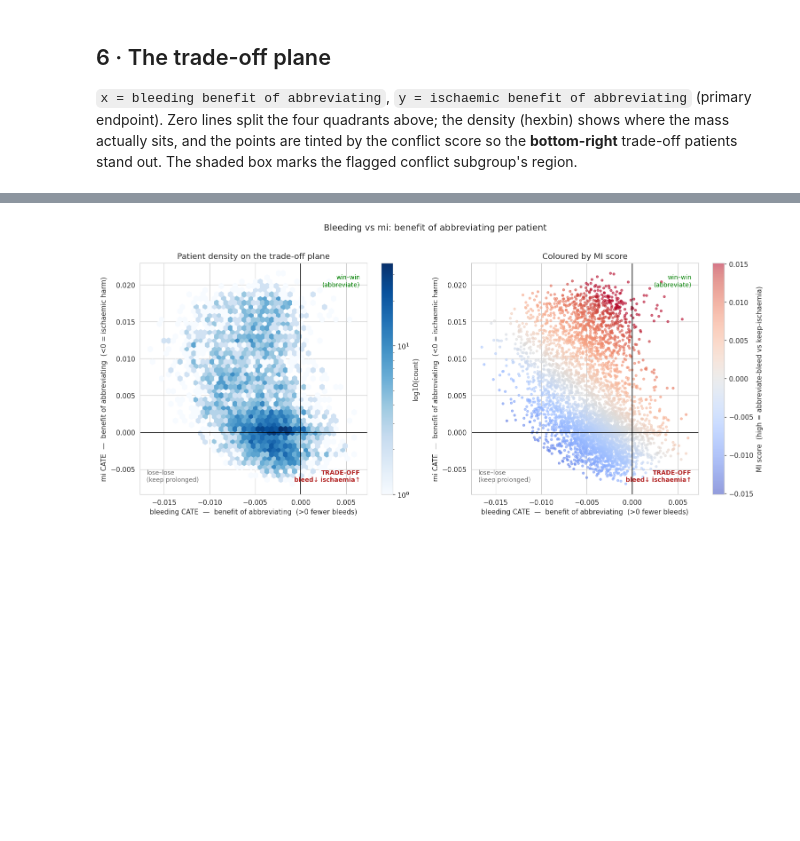
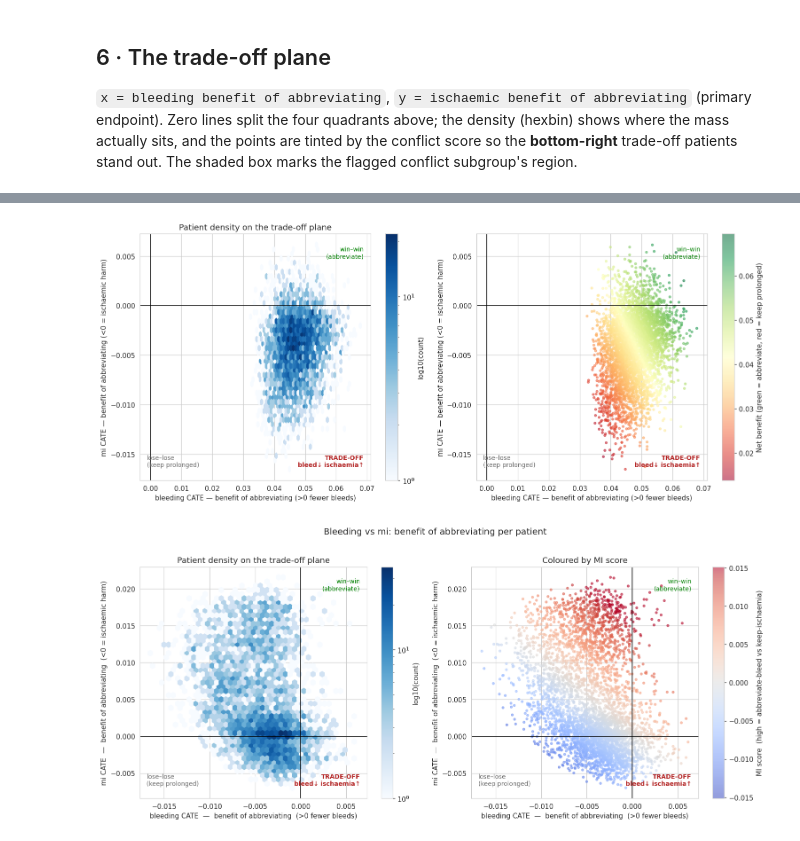
Before and after one commit to TommasoPioda/CATE-estimation-on-the-MASTER-DAPT-trial, a Jupyter notebook: Meta-learning/causal_forest/10_bleeding_ischemic_tradeoff.ipynb, the cells around one changed output, grey strips where cells are left out. Drawn from its saved outputs; the diff is of its cells as text; code cells hidden in the pictures; blank space fills up the shorter version.

```diff
--- a/Meta-learning/causal_forest/10_bleeding_ischemic_tradeoff.ipynb
+++ b/Meta-learning/causal_forest/10_bleeding_ischemic_tradeoff.ipynb
@@ -293,3 +258,60 @@ plt.show()
+# %%
+from scipy.stats import linregress
+
+yname = PRIMARY_ISCHAEMIC
+vision_weight = 1 / ((max(df[yname]) - min(df[yname])) / (max(df["bleed"]) - min(df["bleed"])))
+
+x, y = df["bleed"].to_numpy(), df[yname].to_numpy()
+fig, (axL, axR) = plt.subplots(1, 2, figsize=(14, 6))
+
+# slope strength
+"""
+mask = np.isfinite(x) & np.isfinite(y)
+slope, intercept, r_value, p_value, stderr = linregress(x[mask], y[mask])
+r2 = r_value ** 2
+x_line = np.linspace(np.min(x), np.max(x), 100)
+y_line = intercept + slope * x_line
+"""
+
+# net benefit: high when bleed benefit AND ischaemic benefit are both high (same sign convention -> sum)
+net_benefit = df["bleed"] + df[yname] * vision_weight
+
+# left: density
+hb = axL.hexbin(x, y, gridsize=45, cmap="Blues", mincnt=1, bins="log")
+fig.colorbar(hb, ax=axL, label="log10(count)")
+axL.set_title("Patient density on the trade-off plane")
+
+# right: points tinted by net benefit
+sc = axR.scatter(x, y, c=net_benefit, cmap="RdYlGn", s=10, alpha=0.55)
+fig.colorbar(sc, ax=axR, label="Net benefit (green = abbreviate, red = keep prolonged)")
+
+"""
+# regression slope
+axR.plot(x_line, y_line, color="black", lw=3, linestyle="--",
+         label=f"slope={slope:.2f}\nR²={r2:.2f}\nr={r_value:.2f}")
+axR.legend(loc="upper left")
+axR.set_title("Coloured by net benefit of abbreviating")
+"""
+
+for ax in (axL, axR):
+    ax.axvline(0, color="k", lw=1)
+    ax.axhline(0, color="k", lw=1)
+    ax.set_xlabel("bleeding CATE — benefit of abbreviating (>0 fewer bleeds)")
+    ax.set_ylabel(f"{yname} CATE — benefit of abbreviating (<0 = ischaemic harm)")
+    ax.annotate("win–win\n(abbreviate)", (0.97, 0.95), xycoords="axes fraction",
+                ha="right", va="top", fontsize=9, color="green")
+    ax.annotate("TRADE-OFF\nbleed↓ ischaemia↑", (0.97, 0.05), xycoords="axes fraction",
+                ha="right", va="bottom", fontsize=9, color="firebrick", weight="bold")
+    ax.annotate("lose–lose\n(keep prolonged)", (0.03, 0.05), xycoords="axes fraction",
+                ha="left", va="bottom", fontsize=9, color="dimgray")
+
+#fig.suptitle(f"Bleeding vs {yname}: benefit of abbreviating per patient\n"
+#             f"Slope strength: β={slope:.2f}, R²={r2:.2f}", y=1.02, fontsize=13)
+fig.tight_layout()
+fig.savefig(os.path.join(FIG_DIR, f"tradeoff_bleed_vs_{yname}.png"), dpi=150, bbox_inches="tight")
+plt.show()
+# %% [output]
+[figure, added]
 # %%
 x, y = df["mi"].to_numpy(), df['stroke'].to_numpy()
 
```
Also changed, not shown: parts of 8 cells of this notebook, 2 other files.
